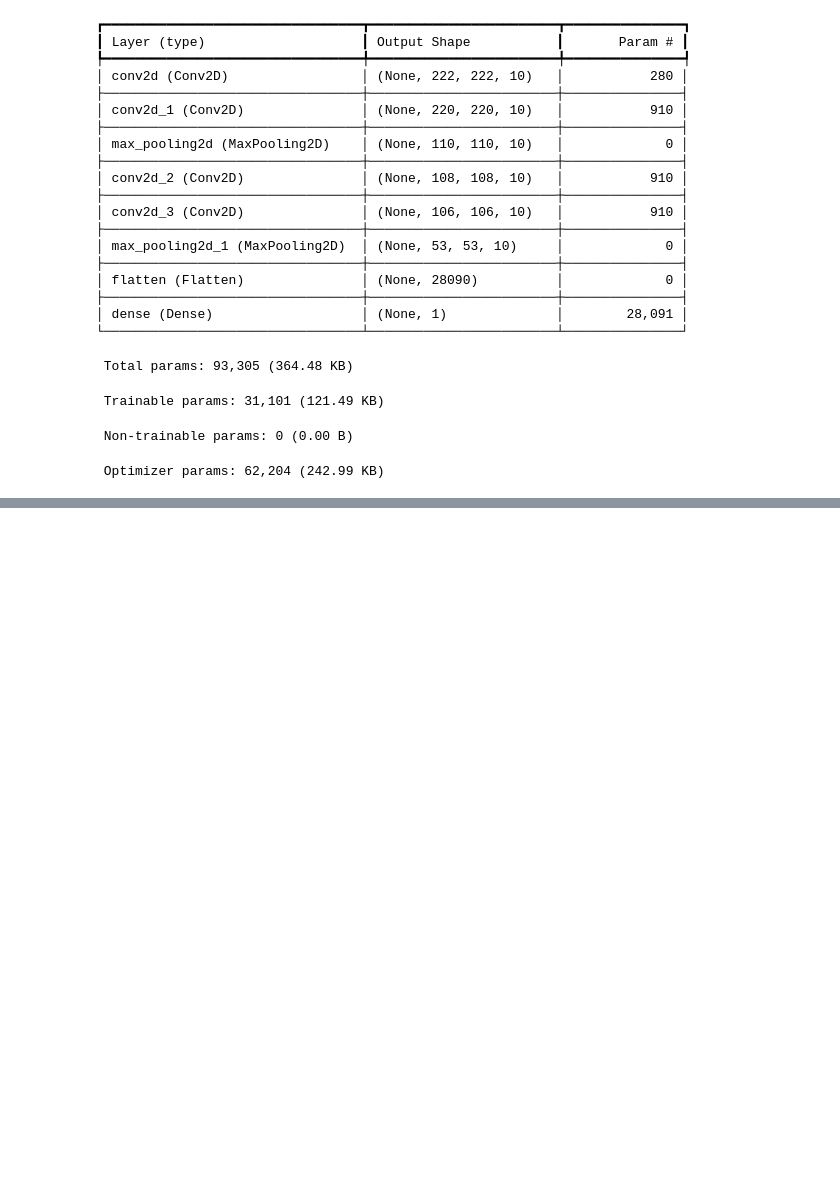
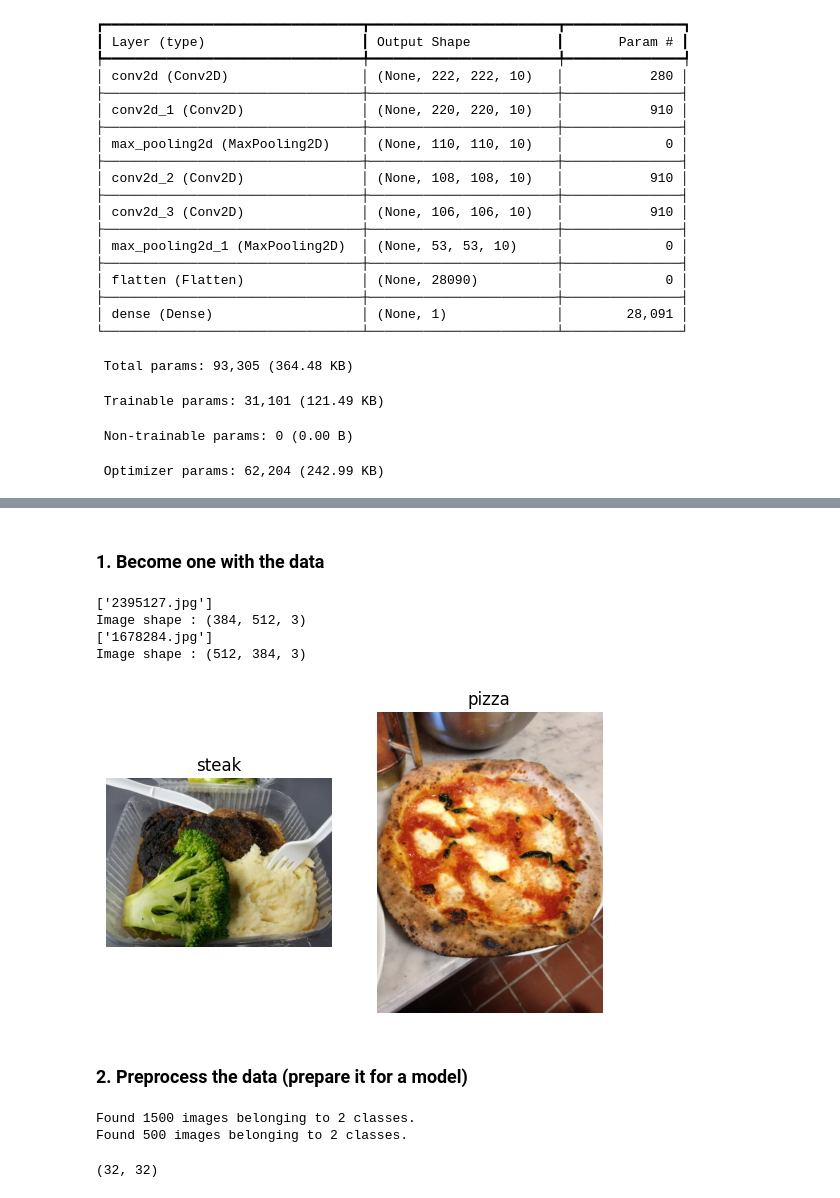
Before and after one commit to fahim-506/deep-learning-with-tensorflow, a Jupyter notebook: notebook/03_convolutional_neural_networks.ipynb, the cells around one changed output, grey strips where cells are left out. Saved outputs shown, nothing was run; the diff lists cells and outputs as text; code cells hidden in the pictures; blank space fills up the shorter version.

```diff
--- a/notebook/03_convolutional_neural_networks.ipynb
+++ b/notebook/03_convolutional_neural_networks.ipynb
@@ -303,0 +420,17 @@ Model: "sequential"
+# %% [markdown]
+### 1. Become one with the data
+# %%
+# Visualize data
+plt.figure()
+plt.subplot(1, 2, 1)
+steak_img = view_random_image("pizza_steak/train/", "steak")
+plt.subplot(1, 2, 2)
+pizza_img = view_random_image("pizza_steak/train/", "pizza")
+# %% [output]
+['2395127.jpg']
+Image shape : (384, 512, 3)
+['1678284.jpg']
+Image shape : (512, 384, 3)
+[figure, added]
+# %% [markdown]
+### 2. Preprocess the data (prepare it for a model)
@@ -303,0 +447,20 @@ Model: "sequential"
+# %%
+# Load in our image data from directories and turn them into batches
+train_data = train_datagen.flow_from_directory(directory=train_dir, # Target directoy of images
+                                               target_size=(224, 224), # Target size of images (height, width)
+                                               class_mode="binary", # type of data you're working with
+                                               batch_size=32) # size of minibatches to load data into
+
+test_data = test_datagen.flow_from_directory(directory=test_dir,
+                                             target_size = (224,224),
+                                             class_mode = 'binary',
+                                             batch_size = 32)
+# %% [output]
+Found 1500 images belonging to 2 classes.
+Found 500 images belonging to 2 classes.
+# %%
+# Get a sample of a train data batch
+images, labels = next(train_data)# get the "next" batch of images/labels in train_data
+len(images), len(labels)
+# %% [output]
+(32, 32)
```
Also changed, not shown: parts of 36 cells of this notebook.
